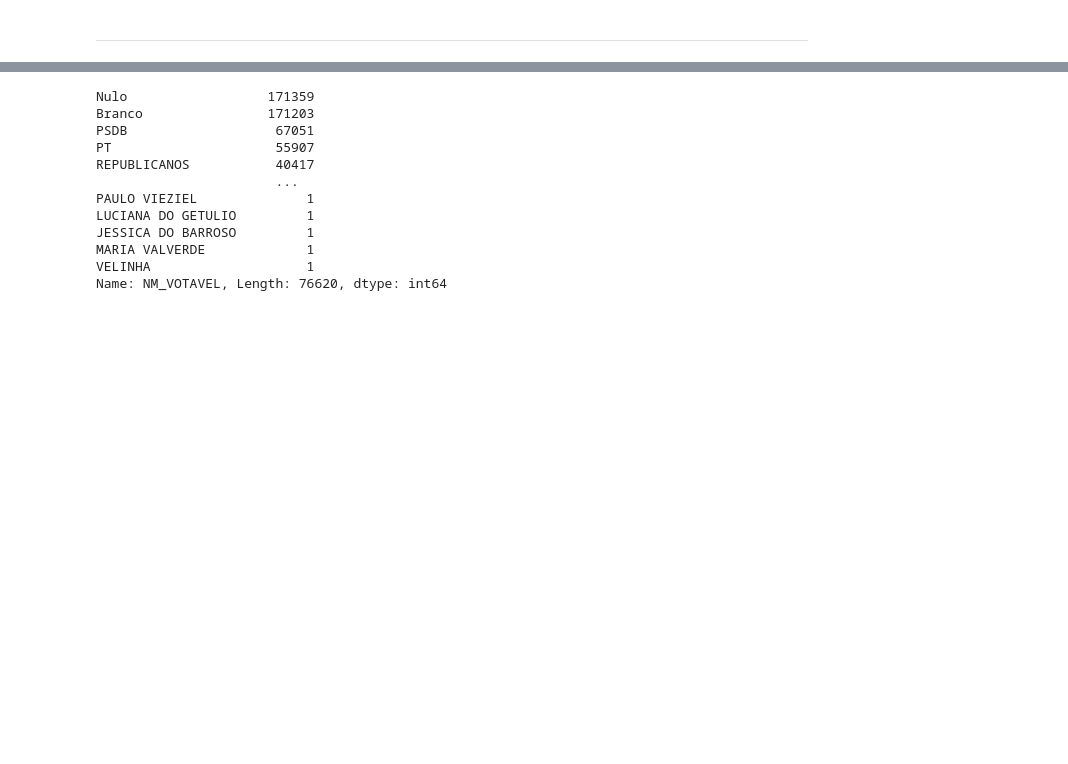
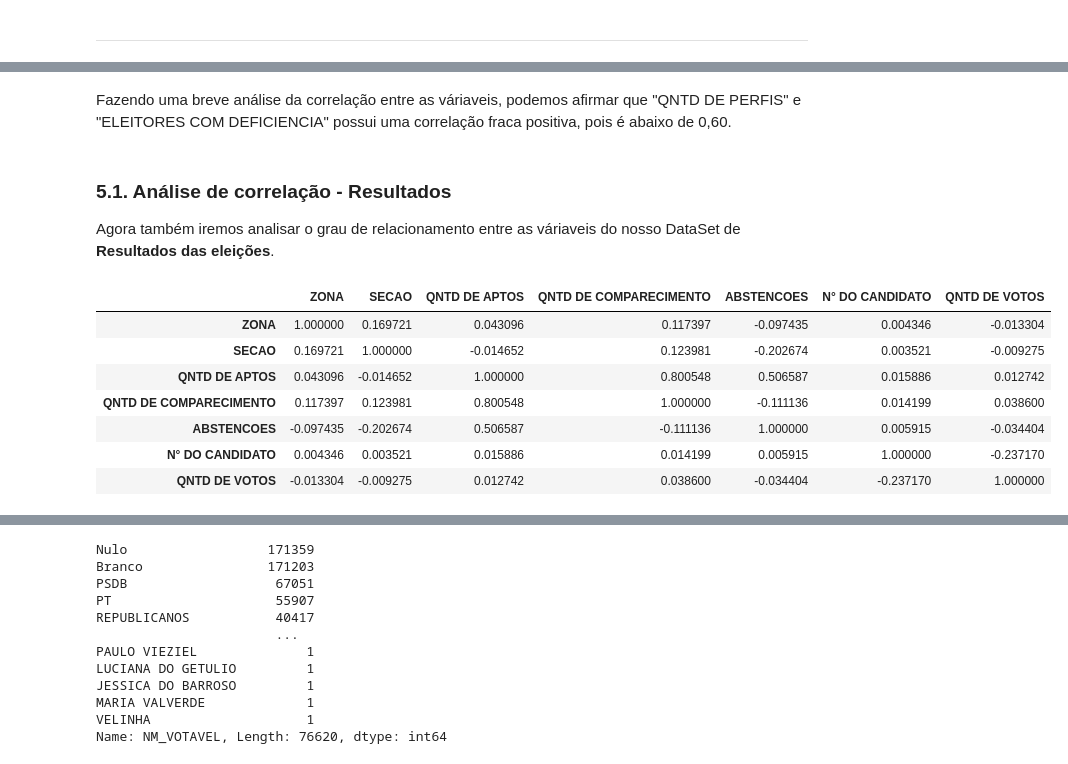
Before and after one commit to gideoni-santos/desafio-RenovaBR, a Jupyter notebook: relatorio.ipynb, the cells around one changed output, grey strips where cells are left out. Drawn from its saved outputs; the diff is of its cells as text; code cells hidden in the pictures; blank space fills up the shorter version.

```diff
--- a/relatorio.ipynb
+++ b/relatorio.ipynb
@@ -835,0 +873,20 @@ Como já podemos constatar nos DataFrame acima, os valores foram renomeados conf
+# %% [markdown]
+Fazendo uma breve análise da correlação entre as váriaveis, podemos afirmar que "QNTD DE PERFIS" e "ELEITORES COM DEFICIENCIA" possui uma correlação fraca positiva, pois é abaixo de 0,60.
+# %% [markdown]
+### **5.1. Análise de correlação - Resultados**
+
+Agora também iremos analisar o grau de relacionamento entre as váriaveis do nosso DataSet de **Resultados das eleições**.
+# %%
+#Usando o metodo corr() para verificar a correlação das variaveis
+correlacao_resultados = resultados_clean.corr()
+
+correlacao_resultados
+# %% [output]
+|  | ZONA | SECAO | QNTD DE APTOS | QNTD DE COMPARECIMENTO | ABSTENCOES | N° DO CANDIDATO | QNTD DE VOTOS |
+| ZONA | 1.000000 | 0.169721 | 0.043096 | 0.117397 | -0.097435 | 0.004346 | -0.013304 |
+| SECAO | 0.169721 | 1.000000 | -0.014652 | 0.123981 | -0.202674 | 0.003521 | -0.009275 |
+| QNTD DE APTOS | 0.043096 | -0.014652 | 1.000000 | 0.800548 | 0.506587 | 0.015886 | 0.012742 |
+| QNTD DE COMPARECIMENTO | 0.117397 | 0.123981 | 0.800548 | 1.000000 | -0.111136 | 0.014199 | 0.038600 |
+| ABSTENCOES | -0.097435 | -0.202674 | 0.506587 | -0.111136 | 1.000000 | 0.005915 | -0.034404 |
+| N° DO CANDIDATO | 0.004346 | 0.003521 | 0.015886 | 0.014199 | 0.005915 | 1.000000 | -0.237170 |
+| QNTD DE VOTOS | -0.013304 | -0.009275 | 0.012742 | 0.038600 | -0.034404 | -0.237170 | 1.000000 |
```
Also changed, not shown: parts of 5 cells of this notebook.
